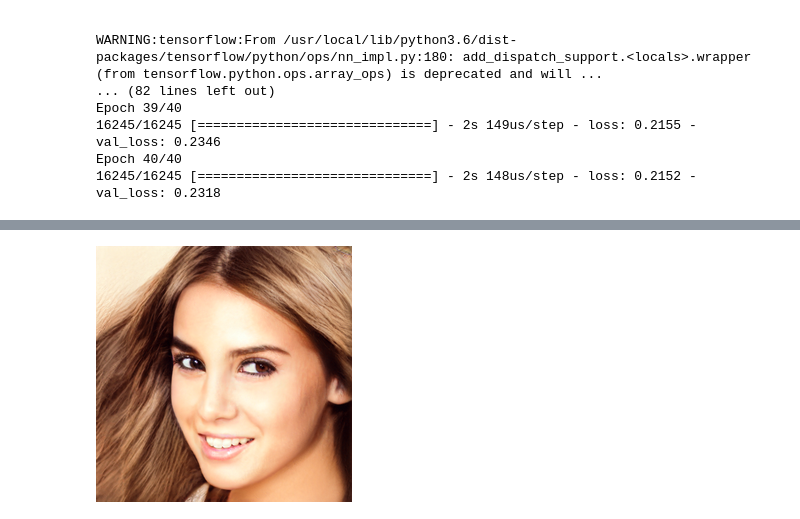
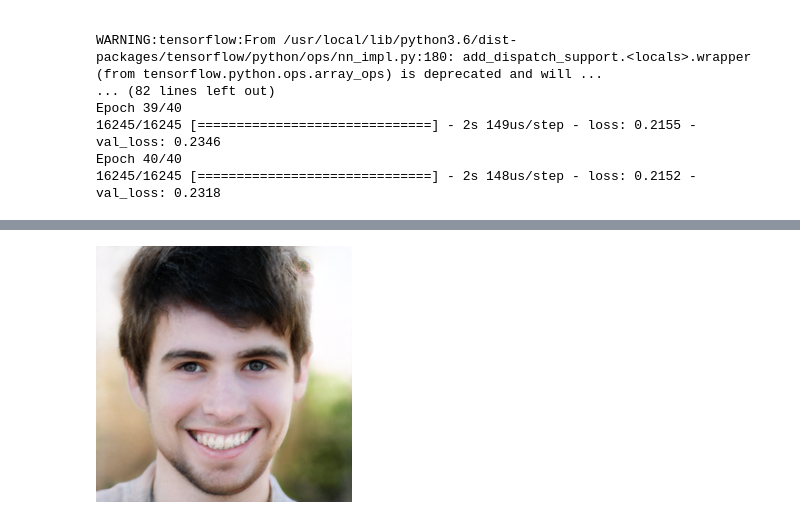
Before and after one commit to FangfeiLi05/Insight_Project, a Jupyter notebook: GitHub_go_through_2019.ipynb, the cells around one changed output, grey strips where cells are left out. Saved outputs shown, nothing was run; the diff lists cells and outputs as text; code cells hidden in the pictures.

```diff
--- a/GitHub_go_through_2019.ipynb
+++ b/GitHub_go_through_2019.ipynb
@@ -111,10 +119,12 @@ latent_to_image(image_latent)
 # %%
+from manipulate_latent import tune_latent
+
 feature_axis = np.load('./data/feature_axis.npy')
 i = 1
 direction = feature_axis[:,i].reshape((18, 512))
-coeff = -15
+coeff = -10
 
 image_latent_tuned = tune_latent(image_latent, direction, coeff, list(range(8)))
 latent_to_image(image_latent_tuned)
 # %% [output]
-[figure, old version]
+[figure, new version]
```
Also changed, not shown: parts of 8 cells of this notebook.
